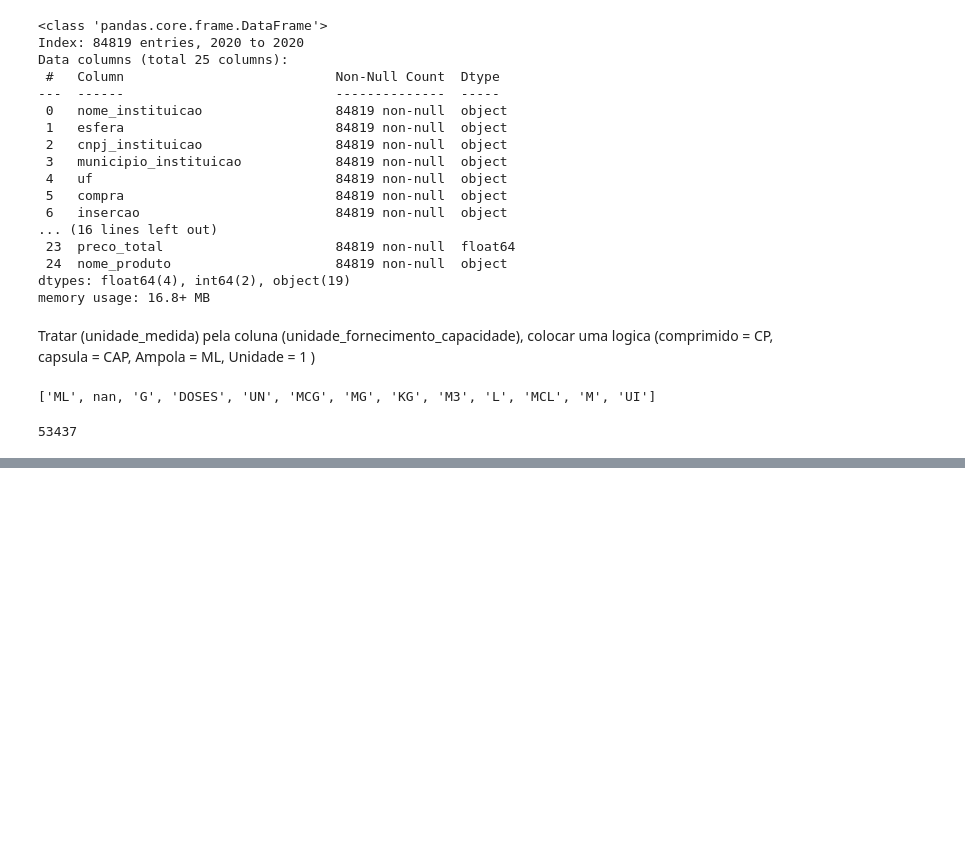
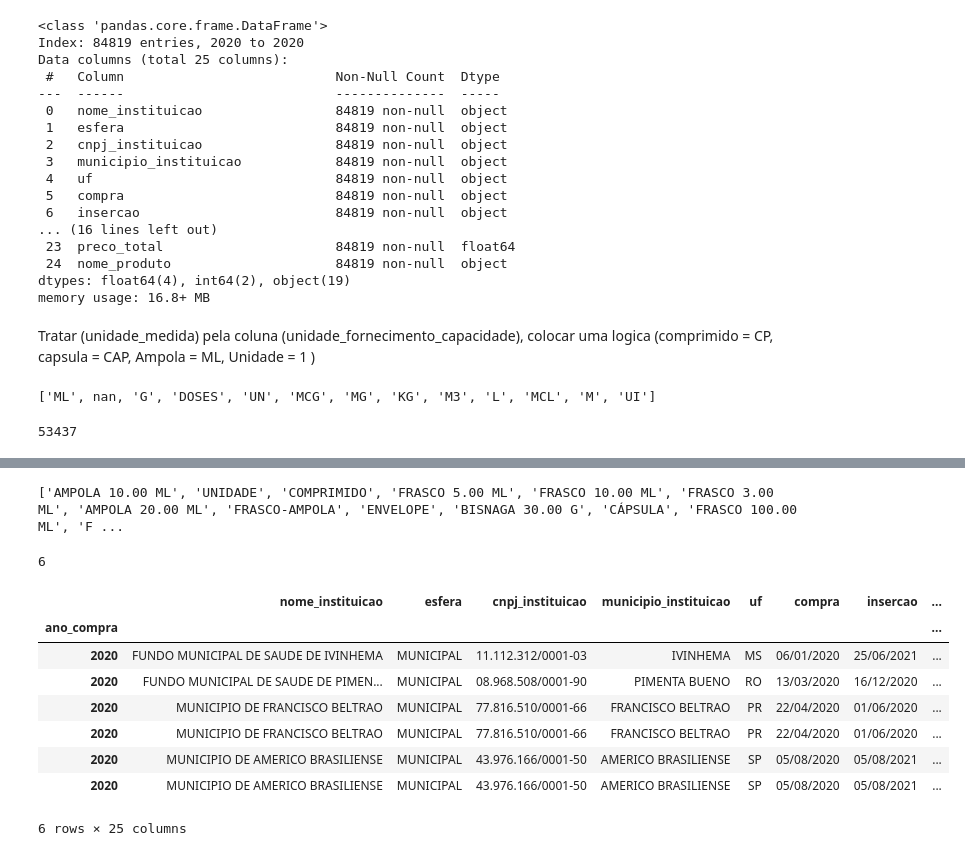
Before and after one commit to Marcos-Bhering/Projeto_modulo2_Senai_MarcosBhering, a Jupyter notebook: tratamento_dos_dados_2020.ipynb, the cells around one changed output, grey strips where cells are left out. Saved outputs shown, nothing was run; the diff lists cells and outputs as text; code cells hidden in the pictures; blank space fills up the shorter version.

```diff
--- a/tratamento_dos_dados_2020.ipynb
+++ b/tratamento_dos_dados_2020.ipynb
@@ -172,0 +195,64 @@ df['unidade_medida'].isnull().sum()
+# %%
+df['unidade_fornecimento_capacidade'].unique()
+print(list(df['unidade_fornecimento_capacidade'].unique()))
+# %% [output]
+['AMPOLA 10.00 ML', 'UNIDADE', 'COMPRIMIDO', 'FRASCO 5.00 ML', 'FRASCO 10.00 ML', 'FRASCO 3.00 ML', 'AMPOLA 20.00 ML', 'FRASCO-AMPOLA', 'ENVELOPE', 'BISNAGA 30.00 G', 'CÁPSULA', 'FRASCO 100.00 ML', 'F ...
+# %%
+df['unidade_medida'] = df['unidade_fornecimento_capacidade'].fillna('DESCONHECIDO')
+df['unidade_medida'] = df['unidade_fornecimento_capacidade'].str.upper()
+
+df['unidade_medida'] = df['unidade_fornecimento_capacidade'].replace({
+    r'.*COMPRIMIDO.*': 'CP',
+    r'.*CÁPSULA.*': 'CAP',
+
+    r'.*AMPOLA.*': 'ML',
+    r'.*FRASCO.*': 'ML',
+    r'.*GOTA.*': 'ML',
+    r'.*SPRAY.*': 'ML',
+    r'.*XAROPE.*': 'ML',
+    r'.*BOLSA.*': 'ML',
+    r'.*TUBETE.*': 'ML',
+
+    r'.*POMADA.*': 'G',
+    r'.*CREME.*': 'G',
+    r'.*BISNAGA.*': 'G',
+    r'.*POTE.*': 'G',
+
+    r'.*PASTILHA.*': 'UNI',
+    r'.*DRÁGEA.*': 'UN',
+    r'.*SACHÊ.*': 'UN',
+    r'.*SERINGA.*': 'UN',
+    r'.*CAIXA.*': 'UN',
+    r'.*EMBALAGEM.*': 'UN'
+}, regex=True)
+# esse (r) antes da string indica que é uma raw string, ou seja,
+# uma string literal onde os caracteres de escape (como \n, \t, etc.) não são interpretados.
+# Isso é útil quando se trabalha com expressões regulares, pois evita que o Python interprete os caracteres de escape.
+# %%
+df.rename(columns={'unidade_fornecimento': 'tipo_produto'}, inplace=True)
+# essa coluna pode ajudar no power bi a fazer uma filtragem de produtos que não são medicamentos e ex: conte ampolas de forma diferentes pois tem varios tipos de ml ,
+# como por exemplo: seringas, cateteres, luvas, tubos, aparelhos, máscaras, equipos, frascos, brocas, agulhas, curativos, ventiladores, cânulas, drenos, bolsas, compressas e odontológicos.
+# %%
+df['unidade_medida'] = df['unidade_medida'].replace({
+    r'.*UNIDADE.*': 'UN'
+}, regex=True)
+# sem o regex=True, o pandas iria procurar exatamente a string '.*UNIDADE.*' e não encontraria nada,
+# mas com regex=True, ele interpreta a string como uma expressão regular, onde '.*' significa "qualquer coisa antes e depois de UNIDADE",
+# então ele vai substituir qualquer valor que contenha a palavra 'UNIDADE' por 'UN'.
+# %%
+df['unidade_medida'].isnull().sum()
+# %% [output]
+6
+# %%
+# chamar os nulos
+df[df['unidade_medida'].isnull()]
+# %% [output]
+|  | nome_instituicao | esfera | cnpj_instituicao | municipio_instituicao | uf | compra | insercao | ... |
+| ano_compra |  |  |  |  |  |  |  | ... |
+| 2020 | FUNDO MUNICIPAL DE SAUDE DE IVINHEMA | MUNICIPAL | 11.112.312/0001-03 | IVINHEMA | MS | 06/01/2020 | 25/06/2021 | ... |
+| 2020 | FUNDO MUNICIPAL DE SAUDE DE PIMEN... | MUNICIPAL | 08.968.508/0001-90 | PIMENTA BUENO | RO | 13/03/2020 | 16/12/2020 | ... |
+| 2020 | MUNICIPIO DE FRANCISCO BELTRAO | MUNICIPAL | 77.816.510/0001-66 | FRANCISCO BELTRAO | PR | 22/04/2020 | 01/06/2020 | ... |
+| 2020 | MUNICIPIO DE FRANCISCO BELTRAO | MUNICIPAL | 77.816.510/0001-66 | FRANCISCO BELTRAO | PR | 22/04/2020 | 01/06/2020 | ... |
+| 2020 | MUNICIPIO DE AMERICO BRASILIENSE | MUNICIPAL | 43.976.166/0001-50 | AMERICO BRASILIENSE | SP | 05/08/2020 | 05/08/2021 | ... |
+| 2020 | MUNICIPIO DE AMERICO BRASILIENSE | MUNICIPAL | 43.976.166/0001-50 | AMERICO BRASILIENSE | SP | 05/08/2020 | 05/08/2021 | ... |
+6 rows × 25 columns
```
Also changed, not shown: parts of 5 cells of this notebook, 2 other files.
